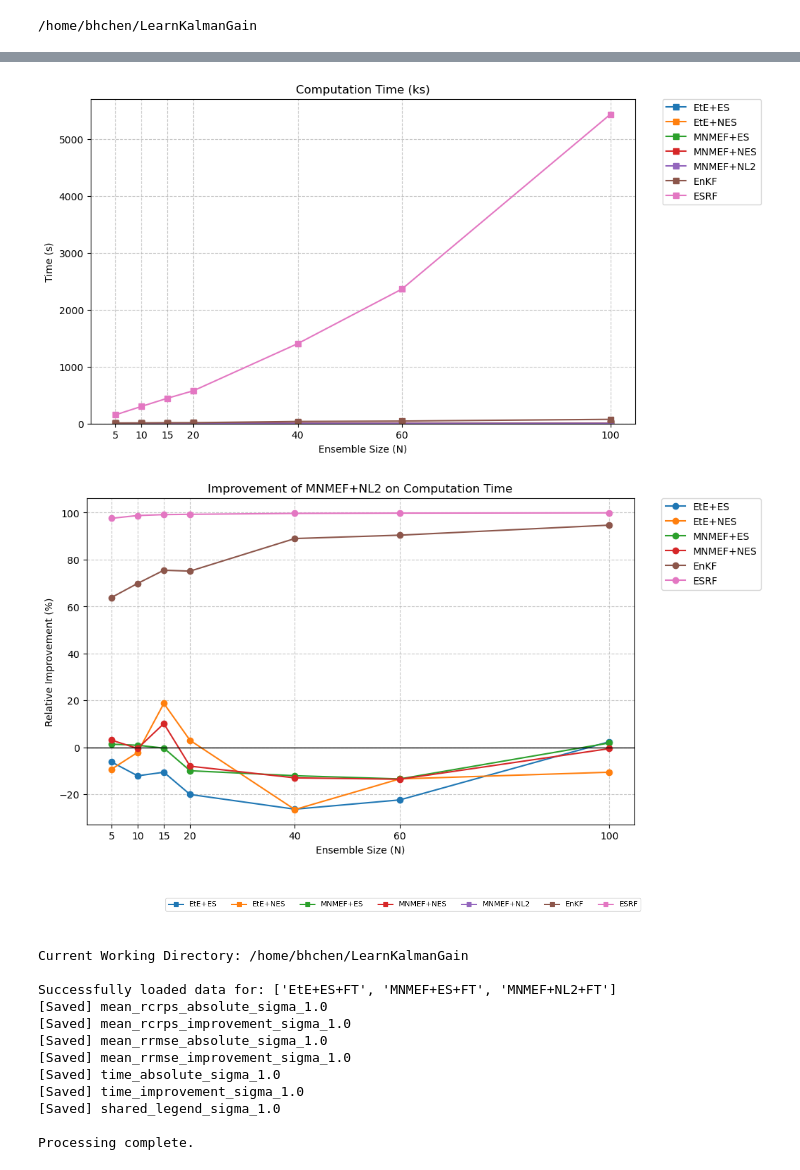
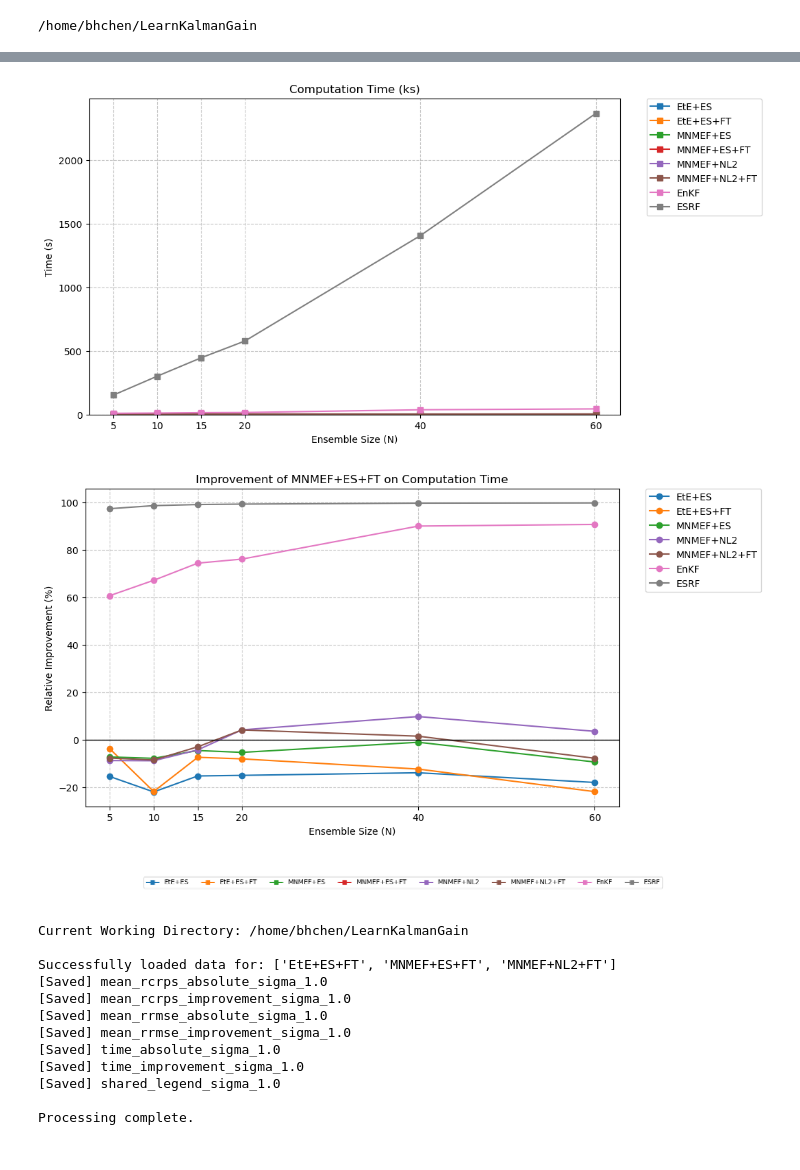
Before and after one commit to wispcarey/Proper-Scoring-Ensemble-Filter, a Jupyter notebook: test_notebooks/KS_results.ipynb, the cells around one changed output, grey strips where cells are left out. Cells and saved outputs as stored; diff of their text form; code cells hidden in the pictures.

```diff
--- a/test_notebooks/KS_results.ipynb
+++ b/test_notebooks/KS_results.ipynb
@@ -24,14 +19,15 @@ os.makedirs(SAVE_DIR, exist_ok=True)
 # Global flag to control legend visibility in individual plots
 INCLUDE_LEGEND_IN_PLOTS = True
 
-ensemble_sizes = [5, 10, 15, 20, 40, 60, 100]
+ensemble_sizes = [5, 10, 15, 20, 40, 60]
 
 data_folders = [
     "ks_EtE_LRes/2026-01-07_16-42ks_1.0_10_60_8192_es_joint_EtE-LRes",
-    "ks_EtE_LRes/2026-01-15_23-34ks_1.0_10_60_8192_nes_joint_EtE-LRes",
+    "ks_EtE_LRes/2026-01-21_19-33ks_1.0_20_60_8192_es_joint_EtE-LRes_tuned",
     "ks_EtE_LRes/2026-01-14_02-10ks_1.0_10_60_8192_es_joint_CorrTerms",
-    "ks_EtE_LRes/2026-01-15_23-34ks_1.0_10_60_8192_nes_joint_CorrTerms",
+    "ks_EtE_LRes/2026-01-21_19-33ks_1.0_20_60_8192_es_joint_CorrTerms_tuned",
     "ks_EtE_LRes/2026-01-07_17-39ks_1.0_10_60_8192_nl2_joint_CorrTerms",
+    "ks_EtE_LRes/2026-01-21_19-33ks_1.0_20_60_8192_nl2_joint_CorrTerms_tuned",
     "ks_benchmarks/benchmark_ks_1.0_EnKF",
     "ks_benchmarks/benchmark_ks_1.0_LETKF",
     # "ks_benchmarks/benchmark_ks_1.0_iEnKS-PertObs",
@@ -39,17 +35,17 @@ data_folders = [
 
 method_names = [
     'EtE+ES',
-    'EtE+NES',
+    'EtE+ES+FT',
     'MNMEF+ES',
-    'MNMEF+NES',
+    'MNMEF+ES+FT',
     'MNMEF+NL2',
+    'MNMEF+NL2+FT',
     "EnKF",
     "ESRF",
     # "iEnKF-PertObs",
 ]
 
-TARGET_METHOD = 'MNMEF+NL2'
-
+TARGET_METHOD = 'MNMEF+ES+FT'
 # --- [COLOR MAPPING SETUP] ---
 prop_cycle = plt.rcParams['axes.prop_cycle']
 colors = prop_cycle.by_key()['color']
@@ -235,6 +231,6 @@ Processing complete.
-[figure, old version]
+[figure, new version]
-[figure, old version]
+[figure, new version]
-[figure, old version]
+[figure, new version]
 # %%
 import os
 import torch
```
Also changed, not shown: parts of 2 cells of this notebook, 8 other files.
